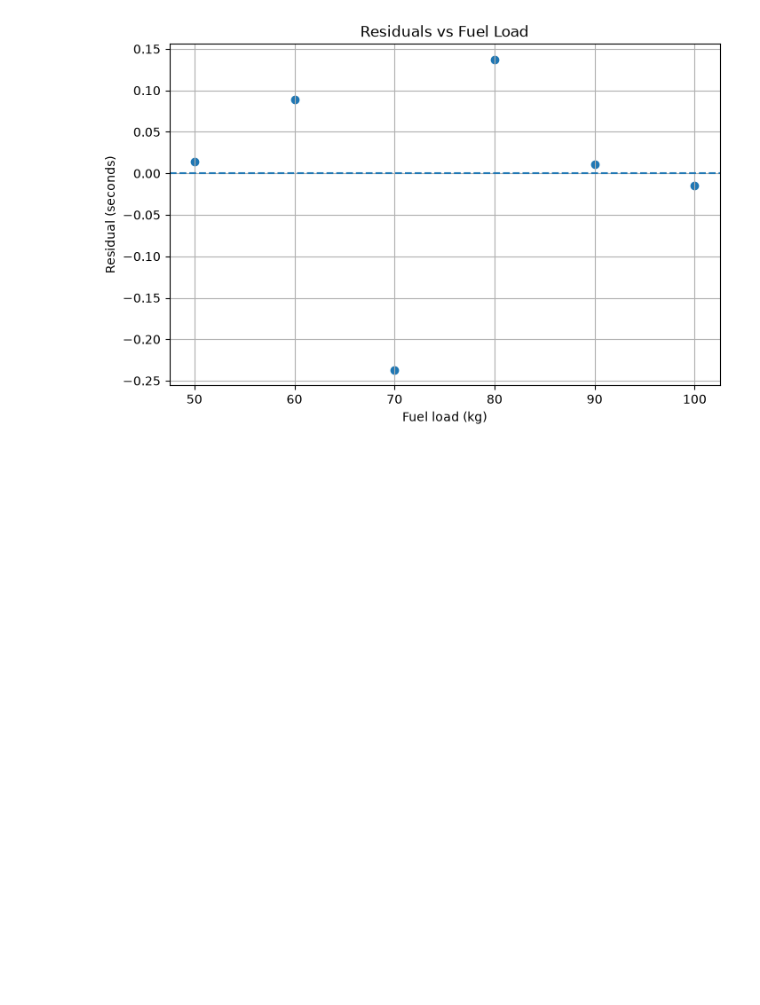
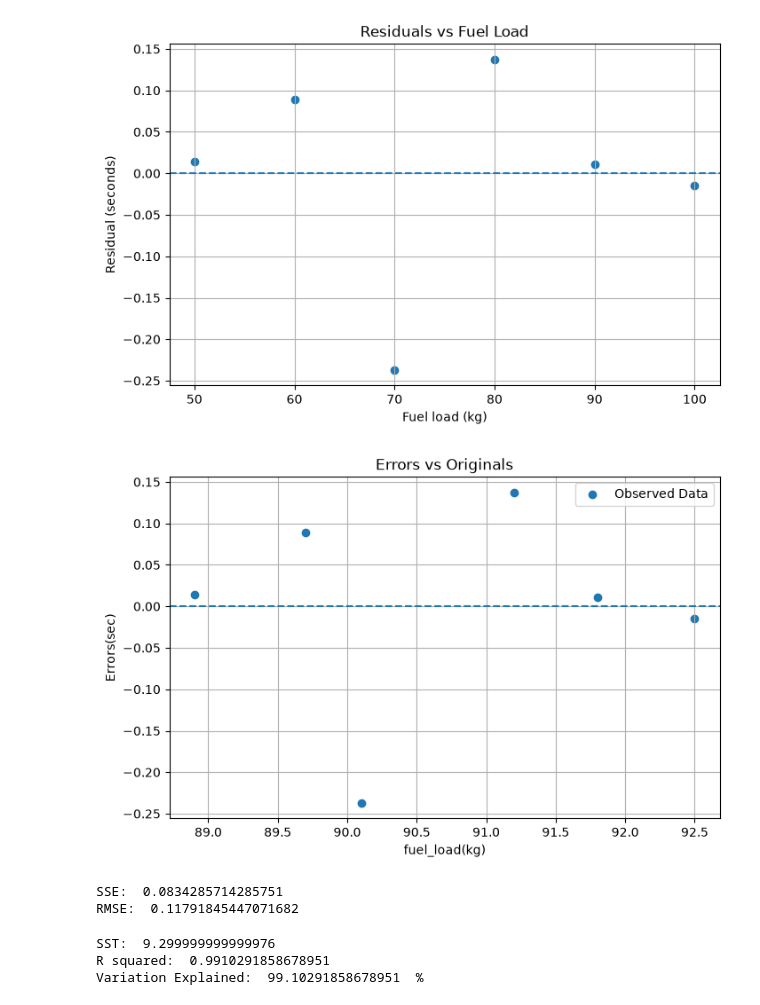
Before and after one commit to usma414/Mathematics-for-AI-ML-Robotics, a Jupyter notebook: Applied_LinearAlgebra/Predictin_F1_Lap_Times.ipynb, the cells around one changed output. Cells and saved outputs as stored; diff of their text form; code cells hidden in the pictures; blank space fills up the shorter version.

Commit message:
SSE/RMSE/R SQUARED learned

```diff
--- a/Applied_LinearAlgebra/Predictin_F1_Lap_Times.ipynb
+++ b/Applied_LinearAlgebra/Predictin_F1_Lap_Times.ipynb
@@ -68,21 +68,3 @@ plt.grid(True)
 plt.show()
 # %% [output]
 [figure]
-# %%
-predicted = A @ weights
-
-plt.figure(figsize=(8,5))
-
-plt.scatter(fuel_load, lap_time, label="Observed data")
-
-plt.title("Fuel load vs lap time")
-
-plt.plot(fuel_load, predicted, color="green", label="least square")
-
-plt.xlabel("Fuel Load(kg)")
-plt.ylabel("Lap Time(sec)")
-
-plt.legend()
-plt.grid(True)
-
-plt.show()
@@ -107,3 +87,48 @@ plt.grid(True)
 plt.show()
 # %% [output]
 [figure]
+# %%
+errors = lap_time - predicted
+
+plt.figure(figsize=(8,5))
+
+plt.scatter(lap_time, errors, label="Observed Data")
+
+plt.axhline(y=0, linestyle="--")
+
+plt.title("Errors vs Originals")
+plt.xlabel("fuel_load(kg)")
+plt.ylabel("Errors(sec)")
+
+plt.grid(True)
+plt.legend()
+
+plt.show()
+# %% [output]
+[figure, added]
+# %%
+SSE = np.sum(errors ** 2)
+
+RMSE = np.sqrt(np.mean(errors ** 2))
+
+print("SSE: ", SSE)
+print("RMSE: ", RMSE)
+# %% [output]
+SSE:  0.0834285714285751
+RMSE:  0.11791845447071682
+# %%
+# Calculate the mean of actual lap times
+
+mean_lap_time = np.mean(lap_time)
+
+SST = np.sum((lap_time - mean_lap_time) ** 2)
+
+R_squared = 1 - (SSE / SST)
+
+print("SST: ", SST)
+print("R squared: ", R_squared)
+print("Variation Explained: ", R_squared * 100, " %")
+# %% [output]
+SST:  9.299999999999976
+R squared:  0.9910291858678951
+Variation Explained:  99.10291858678951  %
```
Also changed, not shown: parts of 3 cells of this notebook.
